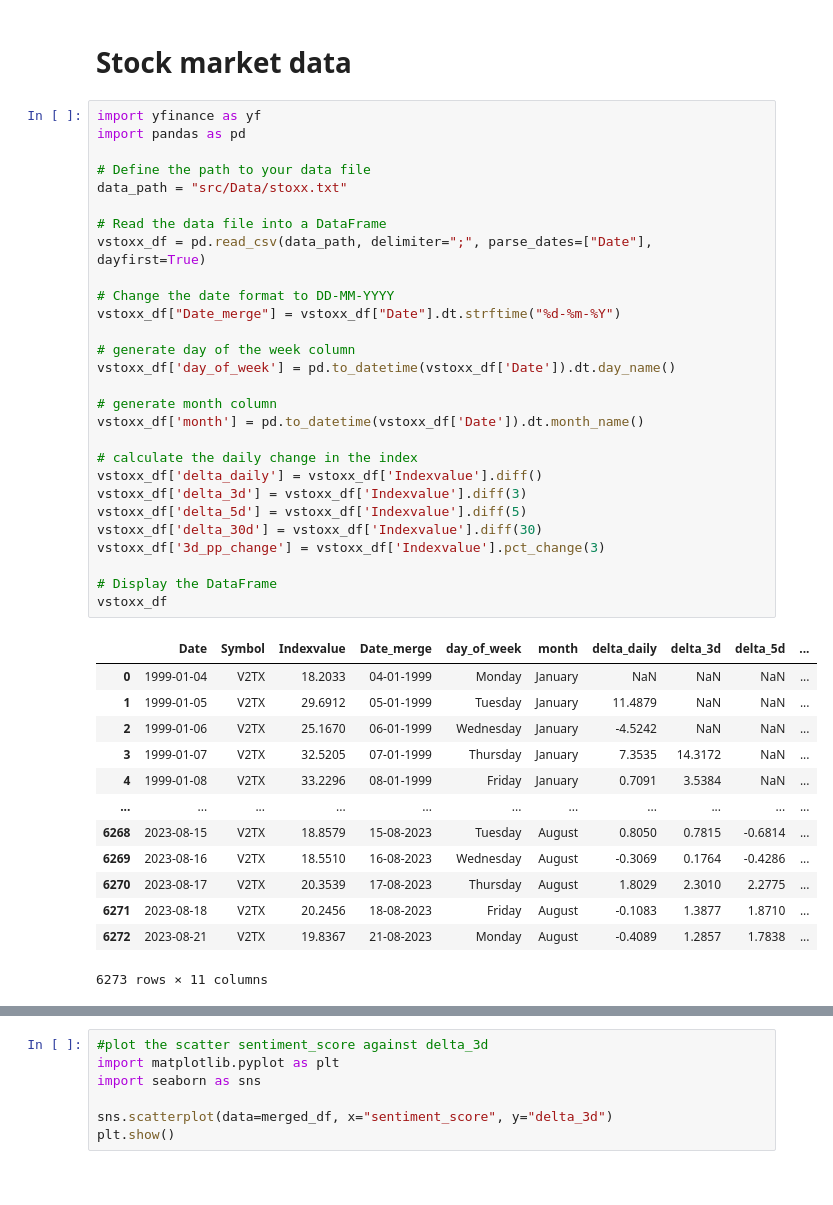
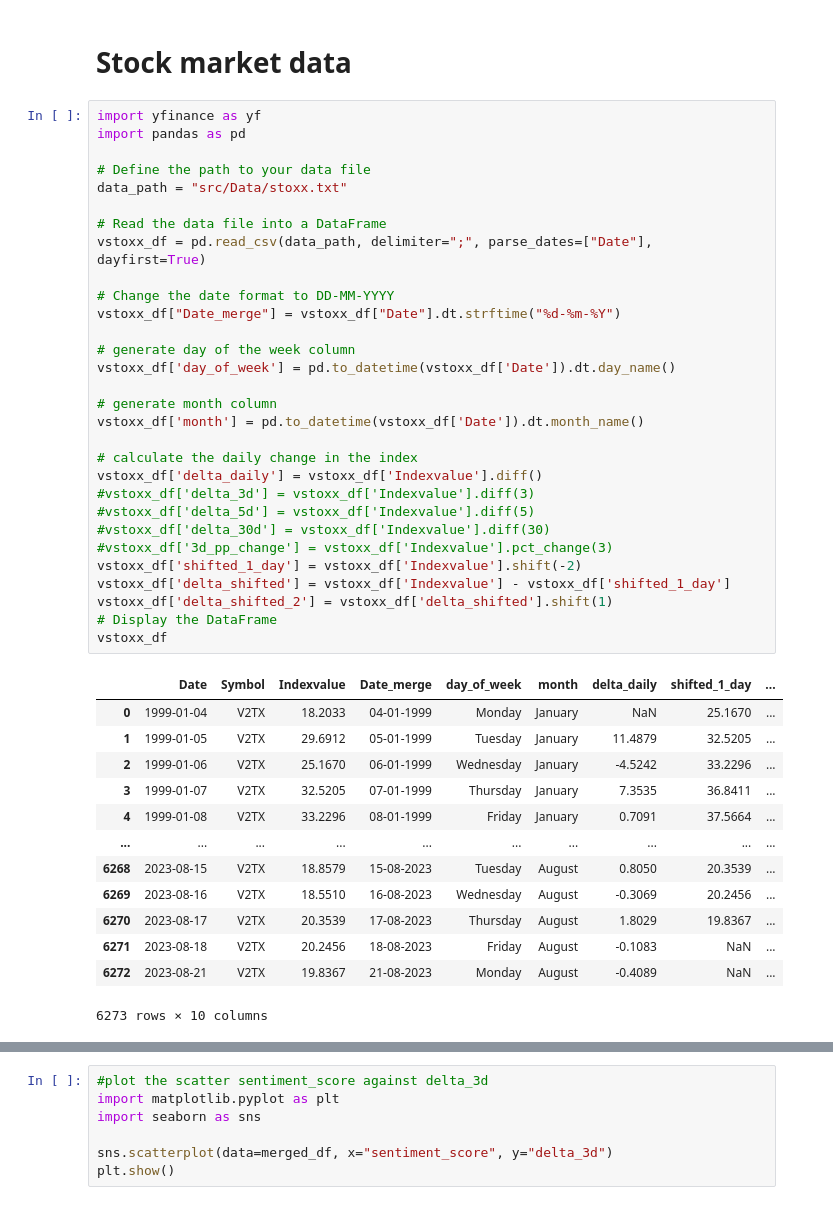
Before and after one commit to OzodbekOzodov/ecb-speeches, a Jupyter notebook: compact_notebook.ipynb, the cells around one changed output, grey strips where cells are left out. Cells and saved outputs as stored; diff of their text form.

```diff
--- a/compact_notebook.ipynb
+++ b/compact_notebook.ipynb
@@ -808,45 +825,47 @@ Name: count, dtype: int64
 # %%
 import yfinance as yf
 import pandas as pd
 
 # Define the path to your data file
 data_path = "src/Data/stoxx.txt"
 
 # Read the data file into a DataFrame
 vstoxx_df = pd.read_csv(data_path, delimiter=";", parse_dates=["Date"], dayfirst=True)
 
 # Change the date format to DD-MM-YYYY
 vstoxx_df["Date_merge"] = vstoxx_df["Date"].dt.strftime("%d-%m-%Y")
 
 # generate day of the week column
 vstoxx_df['day_of_week'] = pd.to_datetime(vstoxx_df['Date']).dt.day_name()
 
 # generate month column
 vstoxx_df['month'] = pd.to_datetime(vstoxx_df['Date']).dt.month_name()
 
 # calculate the daily change in the index
 vstoxx_df['delta_daily'] = vstoxx_df['Indexvalue'].diff()
-vstoxx_df['delta_3d'] = vstoxx_df['Indexvalue'].diff(3)
-vstoxx_df['delta_5d'] = vstoxx_df['Indexvalue'].diff(5)
-vstoxx_df['delta_30d'] = vstoxx_df['Indexvalue'].diff(30)
-vstoxx_df['3d_pp_change'] = vstoxx_df['Indexvalue'].pct_change(3)
-
+#vstoxx_df['delta_3d'] = vstoxx_df['Indexvalue'].diff(3)
+#vstoxx_df['delta_5d'] = vstoxx_df['Indexvalue'].diff(5)
+#vstoxx_df['delta_30d'] = vstoxx_df['Indexvalue'].diff(30)
+#vstoxx_df['3d_pp_change'] = vstoxx_df['Indexvalue'].pct_change(3)
+vstoxx_df['shifted_1_day'] = vstoxx_df['Indexvalue'].shift(-2)
+vstoxx_df['delta_shifted'] = vstoxx_df['Indexvalue'] - vstoxx_df['shifted_1_day']
+vstoxx_df['delta_shifted_2'] = vstoxx_df['delta_shifted'].shift(1)
 # Display the DataFrame
 vstoxx_df
 # %% [output]
-|  | Date | Symbol | Indexvalue | Date_merge | day_of_week | month | delta_daily | delta_3d | delta_5d | ... |
-| 0 | 1999-01-04 | V2TX | 18.2033 | 04-01-1999 | Monday | January | NaN | NaN | NaN | ... |
-| 1 | 1999-01-05 | V2TX | 29.6912 | 05-01-1999 | Tuesday | January | 11.4879 | NaN | NaN | ... |
-| 2 | 1999-01-06 | V2TX | 25.1670 | 06-01-1999 | Wednesday | January | -4.5242 | NaN | NaN | ... |
-| 3 | 1999-01-07 | V2TX | 32.5205 | 07-01-1999 | Thursday | January | 7.3535 | 14.3172 | NaN | ... |
-| 4 | 1999-01-08 | V2TX | 33.2296 | 08-01-1999 | Friday | January | 0.7091 | 3.5384 | NaN | ... |
-| ... | ... | ... | ... | ... | ... | ... | ... | ... | ... | ... |
-| 6268 | 2023-08-15 | V2TX | 18.8579 | 15-08-2023 | Tuesday | August | 0.8050 | 0.7815 | -0.6814 | ... |
-| 6269 | 2023-08-16 | V2TX | 18.5510 | 16-08-2023 | Wednesday | August | -0.3069 | 0.1764 | -0.4286 | ... |
-| 6270 | 2023-08-17 | V2TX | 20.3539 | 17-08-2023 | Thursday | August | 1.8029 | 2.3010 | 2.2775 | ... |
-| 6271 | 2023-08-18 | V2TX | 20.2456 | 18-08-2023 | Friday | August | -0.1083 | 1.3877 | 1.8710 | ... |
-| 6272 | 2023-08-21 | V2TX | 19.8367 | 21-08-2023 | Monday | August | -0.4089 | 1.2857 | 1.7838 | ... |
+|  | Date | Symbol | Indexvalue | Date_merge | day_of_week | month | delta_daily | shifted_1_day | ... |
+| 0 | 1999-01-04 | V2TX | 18.2033 | 04-01-1999 | Monday | January | NaN | 25.1670 | ... |
+| 1 | 1999-01-05 | V2TX | 29.6912 | 05-01-1999 | Tuesday | January | 11.4879 | 32.5205 | ... |
+| 2 | 1999-01-06 | V2TX | 25.1670 | 06-01-1999 | Wednesday | January | -4.5242 | 33.2296 | ... |
+| 3 | 1999-01-07 | V2TX | 32.5205 | 07-01-1999 | Thursday | January | 7.3535 | 36.8411 | ... |
+| 4 | 1999-01-08 | V2TX | 33.2296 | 08-01-1999 | Friday | January | 0.7091 | 37.5664 | ... |
+| ... | ... | ... | ... | ... | ... | ... | ... | ... | ... |
+| 6268 | 2023-08-15 | V2TX | 18.8579 | 15-08-2023 | Tuesday | August | 0.8050 | 20.3539 | ... |
+| 6269 | 2023-08-16 | V2TX | 18.5510 | 16-08-2023 | Wednesday | August | -0.3069 | 20.2456 | ... |
+| 6270 | 2023-08-17 | V2TX | 20.3539 | 17-08-2023 | Thursday | August | 1.8029 | 19.8367 | ... |
+| 6271 | 2023-08-18 | V2TX | 20.2456 | 18-08-2023 | Friday | August | -0.1083 | NaN | ... |
+| 6272 | 2023-08-21 | V2TX | 19.8367 | 21-08-2023 | Monday | August | -0.4089 | NaN | ... |
-6273 rows × 11 columns
+6273 rows × 10 columns
 # %%
 
 # Merging the dataframes based on the intersection of their 'Date' columns
```
Also changed, not shown: parts of 44 cells of this notebook, 4 other files.
